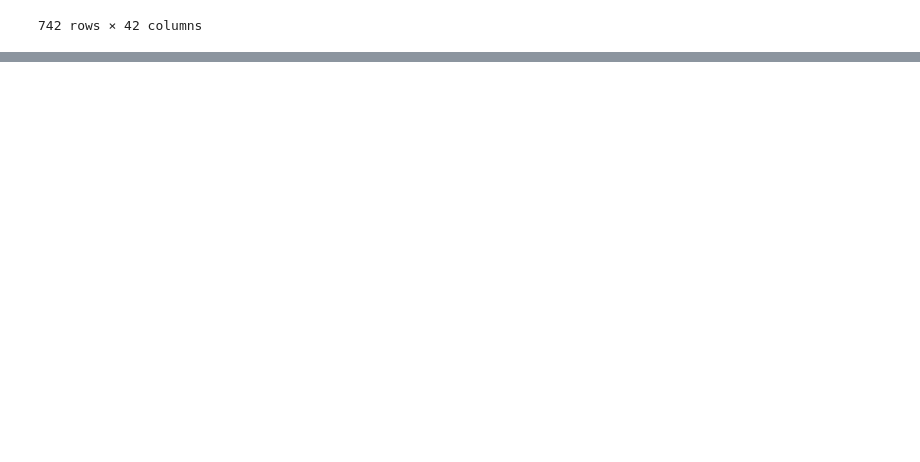
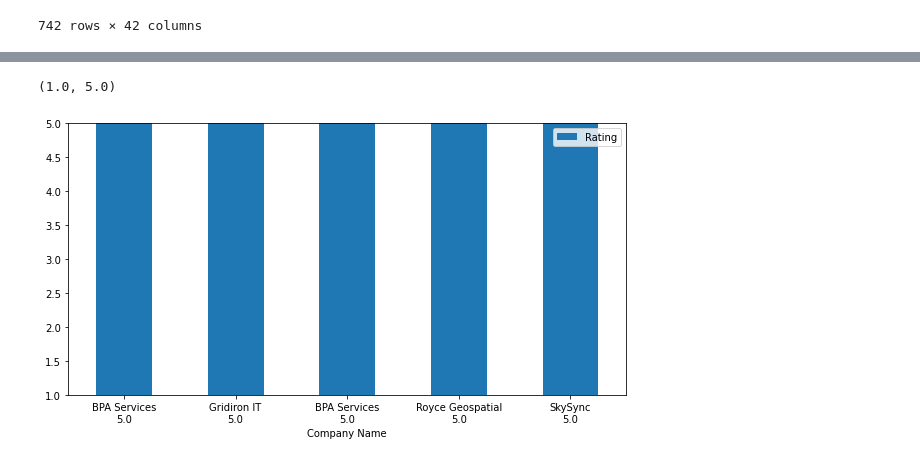
Before and after one commit to RunawayFromMeBby/Data-Science-Salary-Analysis, a Jupyter notebook: group_2_midterm_rankings.ipynb, the cells around one changed output, grey strips where cells are left out. Saved outputs shown, nothing was run; the diff lists cells and outputs as text; code cells hidden in the pictures; blank space fills up the shorter version.

```diff
--- a/group_2_midterm_rankings.ipynb
+++ b/group_2_midterm_rankings.ipynb
@@ -52,0 +22,9 @@ df.nsmallest(10, 'Rating')
+# %%
+
+df= df.drop(columns = ['Salary Estimate','Job Description','Headquarters','Revenue','Competitors',
+                                                         'company_txt','Age','spark','aws',
+                                                         'sql','sas','keras','pytorch','scikit',
+                                                         'tensor','hadoop','tableau','bi','flink',
+                                                         'mongo','google_an','job_title_sim', 'Size', 'Founded', 'Hourly', 'Employer provided', 'Lower Salary', 'Upper Salary', 'Python', 'excel', 'seniority_by_title', 'Degree', 'Job Title', 'index', 'Type of ownership', 'Industry', 'Sector', 'Location'])
+df.drop(df[df['Rating']==-1.0].index,inplace = True)
+df
@@ -52,0 +45,3 @@ df.nsmallest(10, 'Rating')
+# %%
+df3 = df.nlargest(5, 'Rating')
+df3
@@ -52,0 +65,6 @@ df.nsmallest(10, 'Rating')
+# %%
+ax = df3.plot.bar(x='Company Name', y='Rating', rot=0, figsize=(10,5))
+plt.ylim(1, 5)
+# %% [output]
+(1.0, 5.0)
+[figure, added]
```
Also changed, not shown: parts of 6 cells of this notebook.
